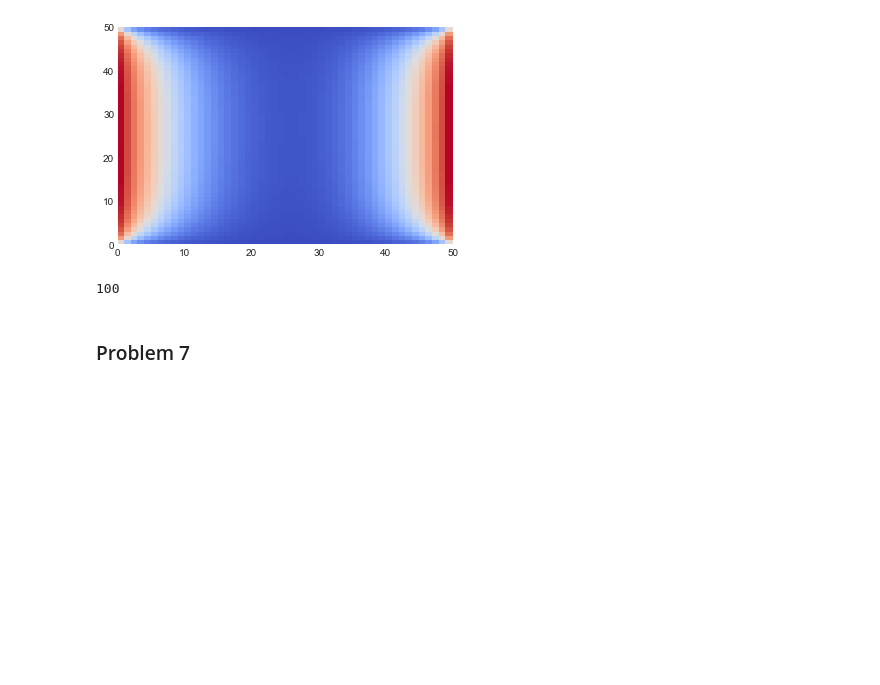
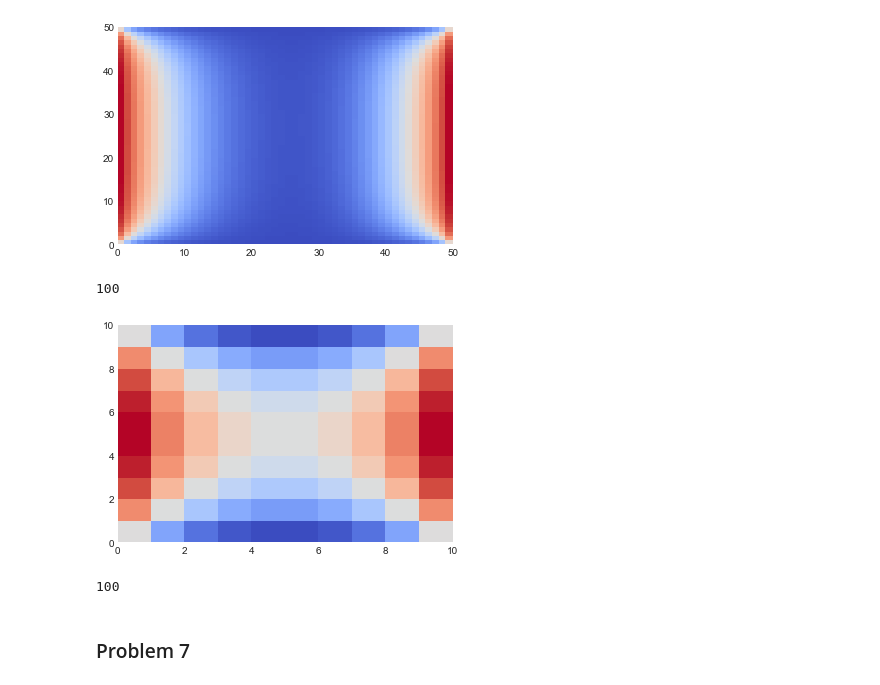
Before and after one commit to TimMunday/BootCamp2018, a Jupyter notebook: ProbSets/Comp/Week6/Iterative.ipynb, the cells around one changed output. Saved outputs shown, nothing was run; the diff lists cells and outputs as text; code cells hidden in the pictures; blank space fills up the shorter version.

```diff
--- a/ProbSets/Comp/Week6/Iterative.ipynb
+++ b/ProbSets/Comp/Week6/Iterative.ipynb
@@ -215,6 +215,11 @@ p_6(50, 1.0, plot=True)
 # %% [output]
 [figure]
 100
+# %%
+p_6(10, 1.0, plot=True)
+# %% [output]
+[figure, added]
+100
 # %% [markdown]
 ### Problem 7
 # %%
```
Also changed, not shown: 1 other file.
